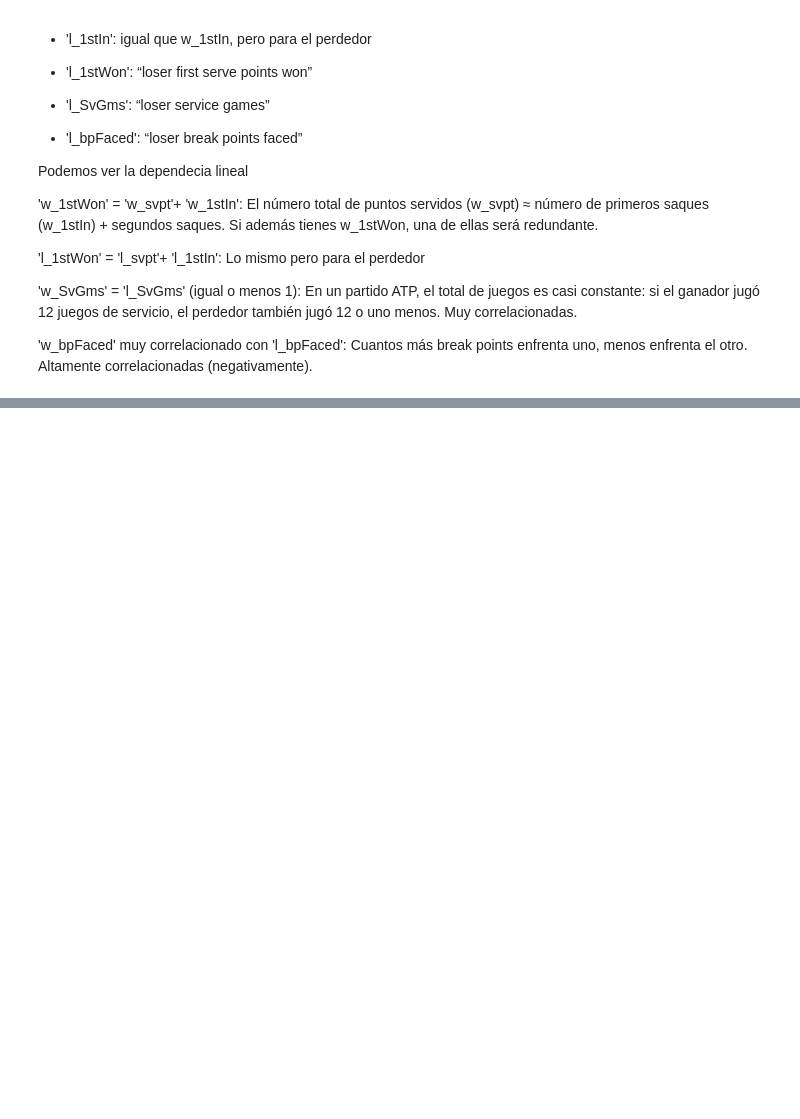
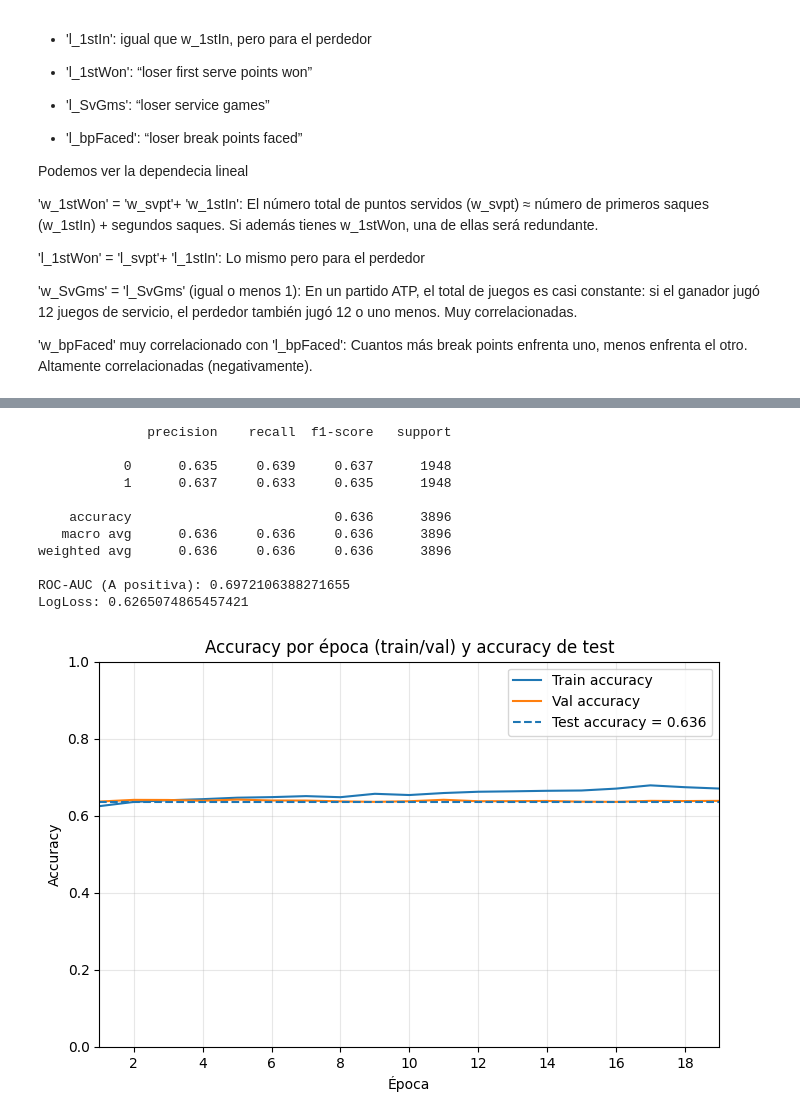
Before and after one commit to TICO279/TennisMatchPredictor, a Jupyter notebook: baselineModel.ipynb, the cells around one changed output, grey strips where cells are left out. Drawn from its saved outputs; the diff is of its cells as text; code cells hidden in the pictures; blank space fills up the shorter version.

Commit message:
modelo baseline

```diff
--- a/baselineModel.ipynb
+++ b/baselineModel.ipynb
@@ -185,5 +186,6 @@ Podemos ver la dependecia lineal
 
 'w_bpFaced' muy correlacionado con 'l_bpFaced': Cuantos más break points enfrenta uno, menos enfrenta el otro. Altamente correlacionadas (negativamente).
 # %%
-cols_to_drop = ['w_svpt', 'w_1stWon', 'w_SvGms', 'w_bpFaced', 'l_svpt', 'l_1stWon']
+cols_to_drop = ['w_svpt', 'w_1stIn', 'w_1stWon', 'w_SvGms', 'w_bpFaced', 'l_svpt', 'l_1stIn', 'l_1stWon', 'l_SvGms', 'l_bpFaced',
+                'minutes', 'w_2ndWon', 'w_bpSaved']
 # %% [markdown]
@@ -211,0 +275,2 @@ Index(['surface', 'draw_size', 'tourney_level', 'winner_id', 'winner_seed',
+# %%
+ab.drop(columns=["a_is_winner","pair_id"], inplace=True, errors="ignore")
@@ -657,0 +828,14 @@ plt.legend(); plt.show()
+# %%
+cbs = [
+    callbacks.EarlyStopping(monitor="val_loss", patience=12, restore_best_weights=True),
+    callbacks.ReduceLROnPlateau(monitor="val_loss", factor=0.5, patience=4, min_lr=1e-6, verbose=1)
+]
+
+history = model.fit(
+    X_train_p, y_train,
+    validation_data=(X_val_p, y_val),
+    epochs=150,
+    batch_size=256,
+    callbacks=cbs,
+    verbose=1
+)
@@ -657,0 +860,42 @@ plt.legend(); plt.show()
+# %%
+# Probabilidades (softmax) y P(A)
+probs = model.predict(X_test_p, verbose=0)   # shape (n,2)
+pA    = probs[:, 1]                          # P(A gana)
+
+# Umbral fijo 0.5 como pediste
+y_pred = (pA >= 0.5).astype(int)
+
+print(classification_report(y_test, y_pred, digits=3))
+print("ROC-AUC (A positiva):", roc_auc_score(y_test, pA))
+print("LogLoss:", log_loss(y_test, probs))
+
+# ---- Accuracy por época (train/val) + línea test ----
+H = history.history
+train_key = "accuracy" if "accuracy" in H else ("acc" if "acc" in H else None)
+val_key   = "val_accuracy" if "val_accuracy" in H else ("val_acc" if "val_acc" in H else None)
+
+import matplotlib.pyplot as plt
+train_acc = np.array(H[train_key]); val_acc = np.array(H[val_key])
+epochs = np.arange(1, len(train_acc)+1)
+test_acc = accuracy_score(y_test, y_pred)
+
+plt.figure(figsize=(8,5))
+plt.plot(epochs, train_acc, label="Train accuracy")
+plt.plot(epochs, val_acc,   label="Val accuracy")
+plt.axhline(test_acc, linestyle="--", linewidth=1.5, label=f"Test accuracy = {test_acc:.3f}")
+plt.title("Accuracy por época (train/val) y accuracy de test")
+plt.xlabel("Época"); plt.ylabel("Accuracy"); plt.xlim(1, len(epochs)); plt.ylim(0,1)
+plt.grid(True, alpha=0.3); plt.legend(); plt.show()
+# %% [output]
+              precision    recall  f1-score   support
+
+           0      0.635     0.639     0.637      1948
+           1      0.637     0.633     0.635      1948
+
+    accuracy                          0.636      3896
+   macro avg      0.636     0.636     0.636      3896
+weighted avg      0.636     0.636     0.636      3896
+
+ROC-AUC (A positiva): 0.6972106388271655
+LogLoss: 0.6265074865457421
+[figure, added]
```
Also changed, not shown: parts of 44 cells of this notebook.
